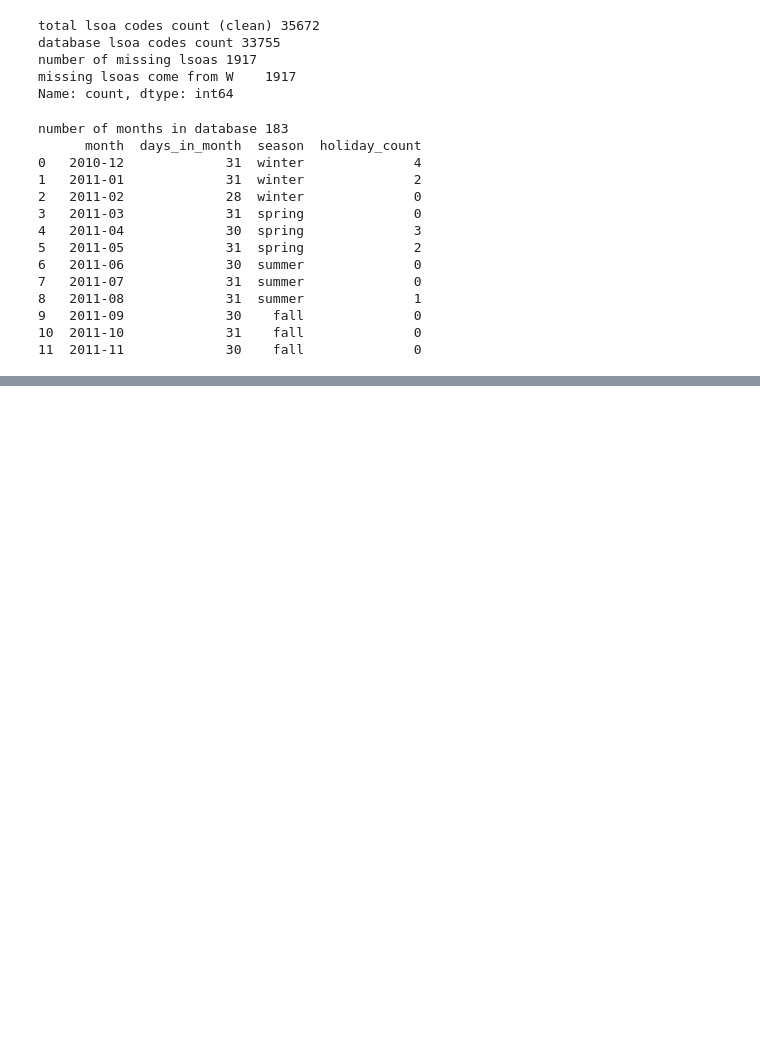
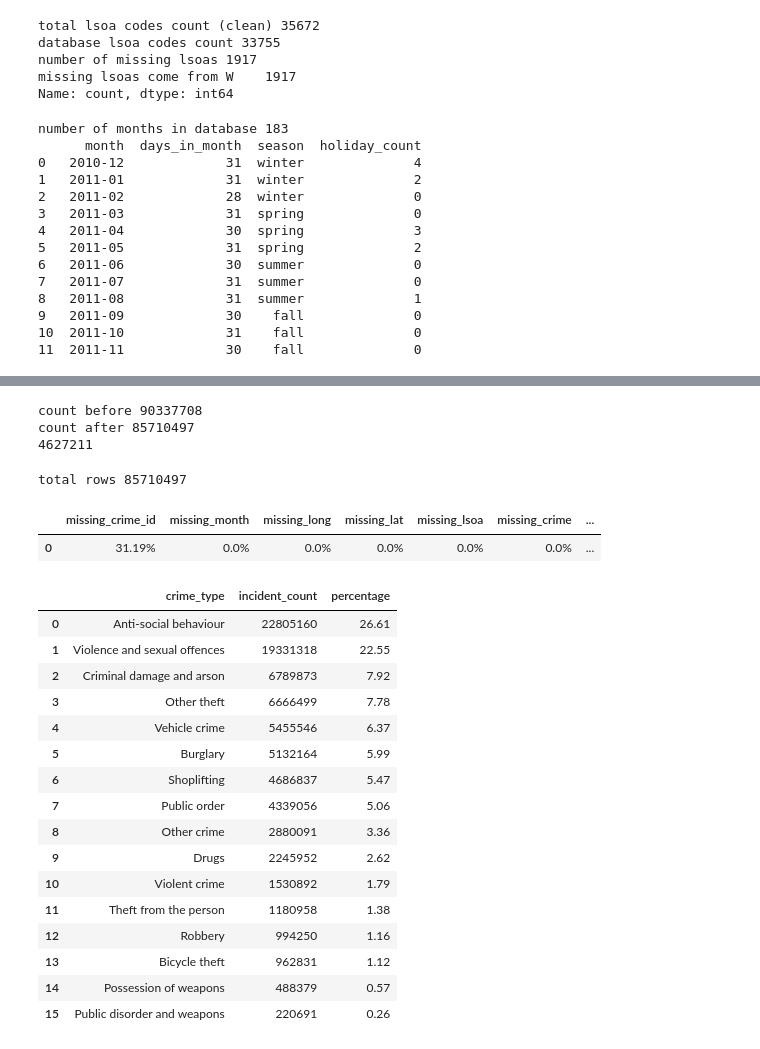
Before and after one commit to catherinekasia/G8-4CBLW020, a Jupyter notebook: data_pipeline/02_clean_database.ipynb, the cells around one changed output, grey strips where cells are left out. Cells and saved outputs as stored; diff of their text form; code cells hidden in the pictures; blank space fills up the shorter version.

```diff
--- a/data_pipeline/02_clean_database.ipynb
+++ b/data_pipeline/02_clean_database.ipynb
@@ -176,0 +186,75 @@ number of months in database 183
+# %%
+#4 drop all Welsh crime from street_crimes tables
+
+#checking how many rows before deleting
+cursor.execute("SELECT COUNT(*) FROM street_crimes;")
+count_before = cursor.fetchone()[0]
+print(f'count before {count_before}')
+
+#deleting w cursor, W% deletes any row where lsoa_code begins with W (welsh)
+cursor.execute("DELETE FROM street_crimes WHERE lsoa_code LIKE 'W%';")
+
+#commiting to db
+conn.commit()
+
+#checking how many rows after
+cursor.execute("SELECT COUNT(*) FROM street_crimes;")
+count_after = cursor.fetchone()[0]
+print(f'count after {count_after}')
+
+#difference
+print(count_before - count_after)
+# %% [output]
+count before 90337708
+count after 85710497
+4627211
+# %%
+#4a check missing, etc now that we've cleaned a bit
+total_rows = pd.read_sql("SELECT COUNT(*) as total FROM street_crimes;", conn).iloc[0,0]
+print(f'total rows {total_rows}')
+
+null_query = """
+SELECT
+    COUNT(*) - COUNT(crime_id) as missing_crime_id,
+    COUNT(*) - COUNT(month) as missing_month,
+    COUNT(*) - COUNT(longitude) as missing_long,
+    COUNT(*) - COUNT(latitude) as missing_lat,
+    COUNT(*) - COUNT(lsoa_code) as missing_lsoa,
+    COUNT(*) - COUNT(crime_type) as missing_crime,
+    COUNT(*) - COUNT(last_outcome) as missing_outcome
+FROM street_crimes;
+"""
+null_df = pd.read_sql(null_query, conn)
+null_percentages = (null_df / total_rows) * 100
+display(null_percentages.round(2).astype(str) + '%')
+
+crime_type_query = """
+SELECT crime_type, COUNT(*) as incident_count
+FROM street_crimes
+GROUP BY crime_type
+ORDER BY incident_count DESC;
+"""
+crime_df = pd.read_sql(crime_type_query, conn)
+crime_df['percentage'] = ((crime_df['incident_count'] / total_rows) * 100).round(2)
+display(crime_df)
+# %% [output]
+total rows 85710497
+|  | missing_crime_id | missing_month | missing_long | missing_lat | missing_lsoa | missing_crime | ... |
+| 0 | 31.19% | 0.0% | 0.0% | 0.0% | 0.0% | 0.0% | ... |
+|  | crime_type | incident_count | percentage |
+| 0 | Anti-social behaviour | 22805160 | 26.61 |
+| 1 | Violence and sexual offences | 19331318 | 22.55 |
+| 2 | Criminal damage and arson | 6789873 | 7.92 |
+| 3 | Other theft | 6666499 | 7.78 |
+| 4 | Vehicle crime | 5455546 | 6.37 |
+| 5 | Burglary | 5132164 | 5.99 |
+| 6 | Shoplifting | 4686837 | 5.47 |
+| 7 | Public order | 4339056 | 5.06 |
+| 8 | Other crime | 2880091 | 3.36 |
+| 9 | Drugs | 2245952 | 2.62 |
+| 10 | Violent crime | 1530892 | 1.79 |
+| 11 | Theft from the person | 1180958 | 1.38 |
+| 12 | Robbery | 994250 | 1.16 |
+| 13 | Bicycle theft | 962831 | 1.12 |
+| 14 | Possession of weapons | 488379 | 0.57 |
+| 15 | Public disorder and weapons | 220691 | 0.26 |
```
Also changed, not shown: parts of 6 cells of this notebook.
